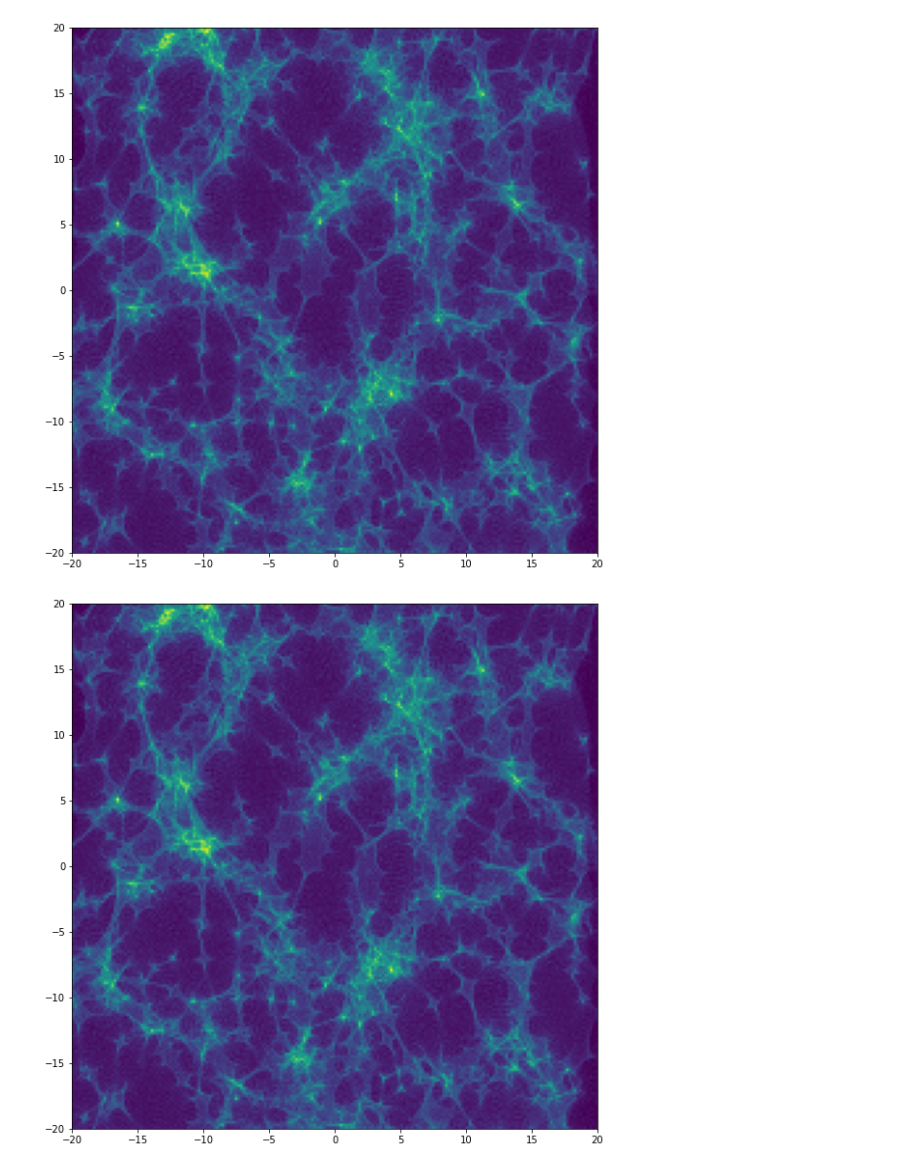
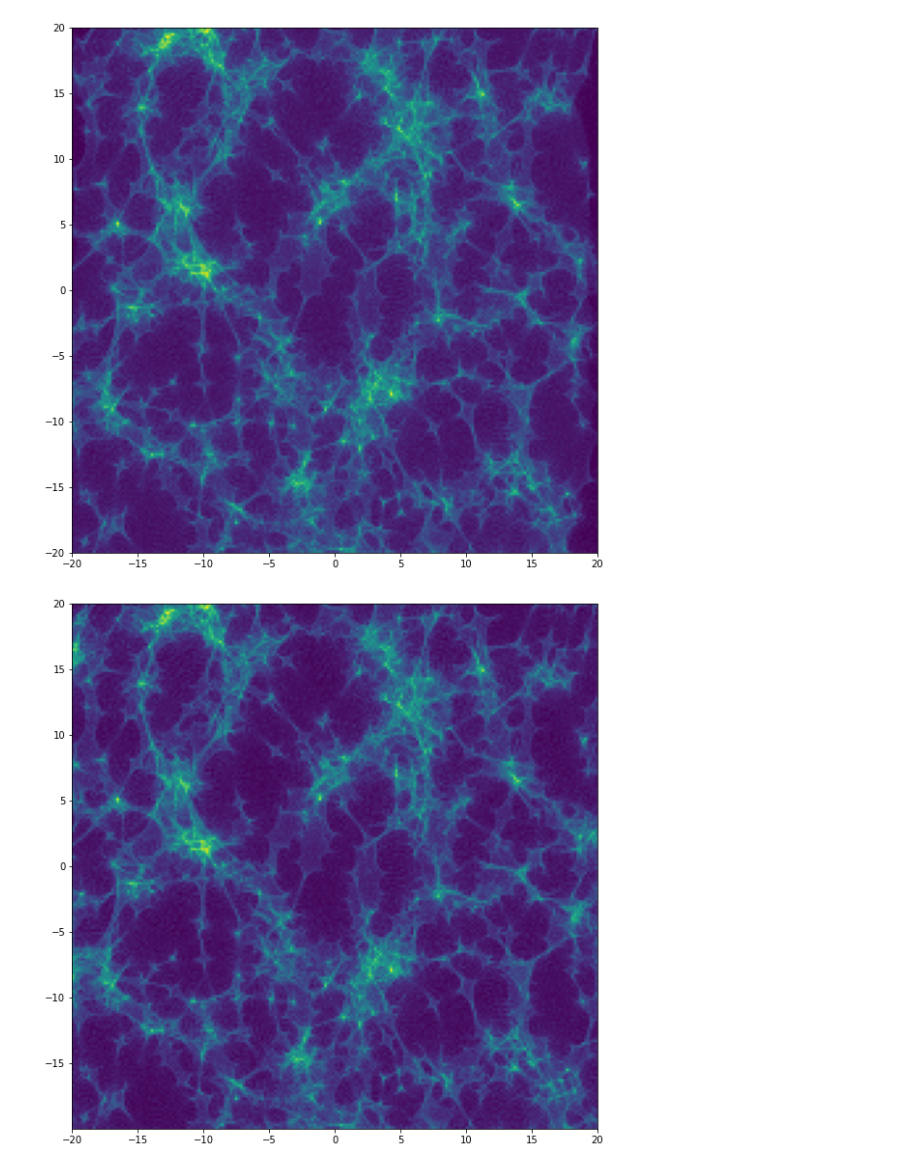
Before and after one commit to sliusar/microlensing, a Jupyter notebook: plotting.ipynb, the cells around one changed output. Cells and saved outputs as stored; diff of their text form; code cells hidden in the pictures.

```diff
--- a/plotting.ipynb
+++ b/plotting.ipynb
@@ -30,10 +30,10 @@ density_scatter(x, y, bins=[200, 200])
 # %% [output]
 [figure]
 # %%
-rays_y = np.loadtxt("rays_y.dat")
+rays_y = np.loadtxt("rays_y_0.00.dat")
 m = np.logical_and(np.abs(rays_y[:,0]) <= 20, np.abs(rays_y[:,1]) <= 20)
 x = rays_y[:,0][m]
 y = rays_y[:,1][m]
 density_scatter(x, y, bins=[200, 200])
 # %% [output]
-[figure, old version]
+[figure, new version]
```
Also changed, not shown: parts of 1 cell of this notebook, 3 other files.
